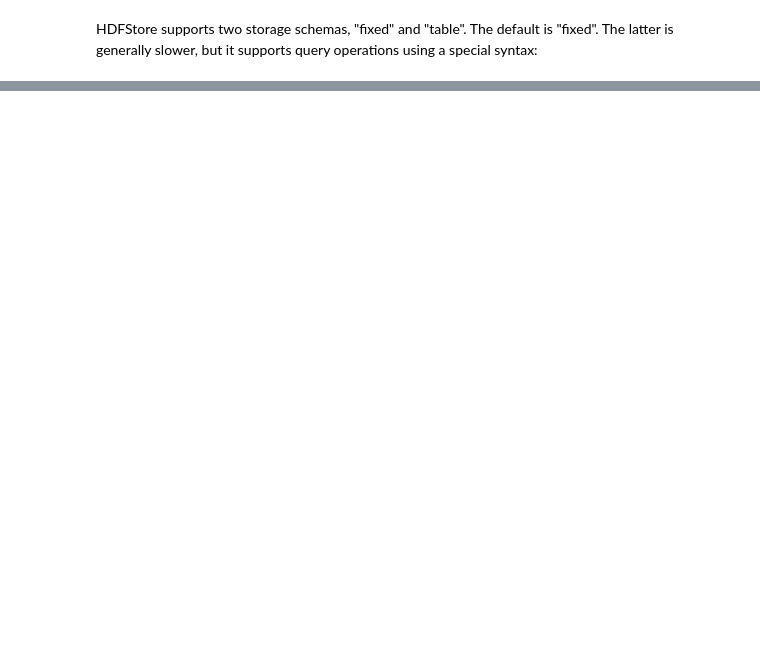
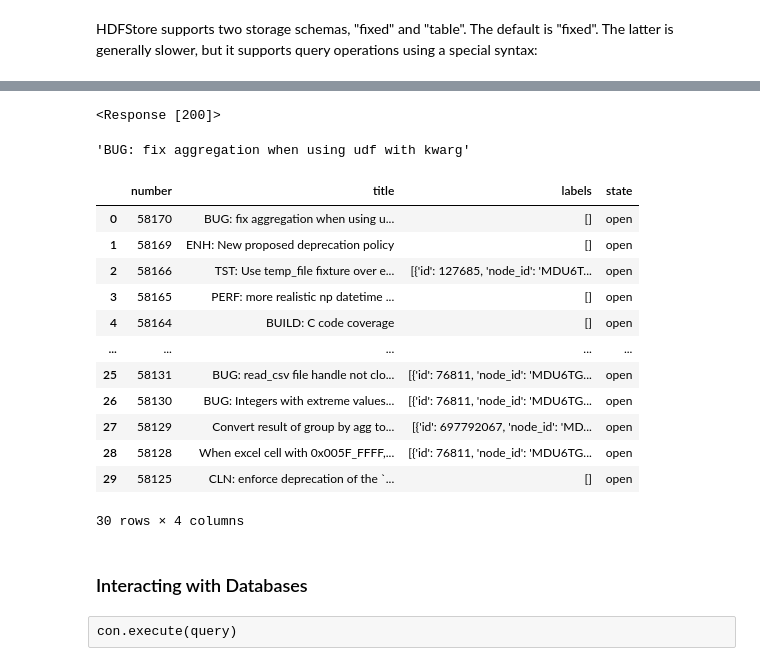
Before and after one commit to LydiaStoneKonstanski/WesCh678, a Jupyter notebook: Chapter6WorkAlong.ipynb, the cells around one changed output, grey strips where cells are left out. Cells and saved outputs as stored; diff of their text form; code cells hidden in the pictures; blank space fills up the shorter version.

```diff
--- a/Chapter6WorkAlong.ipynb
+++ b/Chapter6WorkAlong.ipynb
@@ -750,0 +765,4 @@ This is a replacement cell
+# %%
+url = "https://api.github.com/repos/pandas-dev/pandas/issues"
+# %%
+resp = requests.get(url)
@@ -750,0 +771,30 @@ This is a replacement cell
+# %%
+resp
+# %% [output]
+<Response [200]>
+# %%
+data = resp.json()
+# %%
+data[0]["title"]
+# %% [output]
+'BUG: fix aggregation when using udf with kwarg'
+# %%
+issues = pd.DataFrame(data, columns=["number", "title", "labels", "state"])
+# %%
+issues
+# %% [output]
+|  | number | title | labels | state |
+| 0 | 58170 | BUG: fix aggregation when using u... | [] | open |
+| 1 | 58169 | ENH: New proposed deprecation policy | [] | open |
+| 2 | 58166 | TST: Use temp_file fixture over e... | [{'id': 127685, 'node_id': 'MDU6T... | open |
+| 3 | 58165 | PERF: more realistic np datetime ... | [] | open |
+| 4 | 58164 | BUILD: C code coverage | [] | open |
+| ... | ... | ... | ... | ... |
+| 25 | 58131 | BUG: read_csv file handle not clo... | [{'id': 76811, 'node_id': 'MDU6TG... | open |
+| 26 | 58130 | BUG: Integers with extreme values... | [{'id': 76811, 'node_id': 'MDU6TG... | open |
+| 27 | 58129 | Convert result of group by agg to... | [{'id': 697792067, 'node_id': 'MD... | open |
+| 28 | 58128 | When excel cell with 0x005F_FFFF,... | [{'id': 76811, 'node_id': 'MDU6TG... | open |
+| 29 | 58125 | CLN: enforce deprecation of the `... | [] | open |
+30 rows × 4 columns
+# %% [markdown]
+### Interacting with Databases
@@ -750,0 +811,2 @@ This is a replacement cell
+# %% [raw]
+con.execute(query)
```
Also changed, not shown: parts of 47 cells of this notebook, 19 other files.
